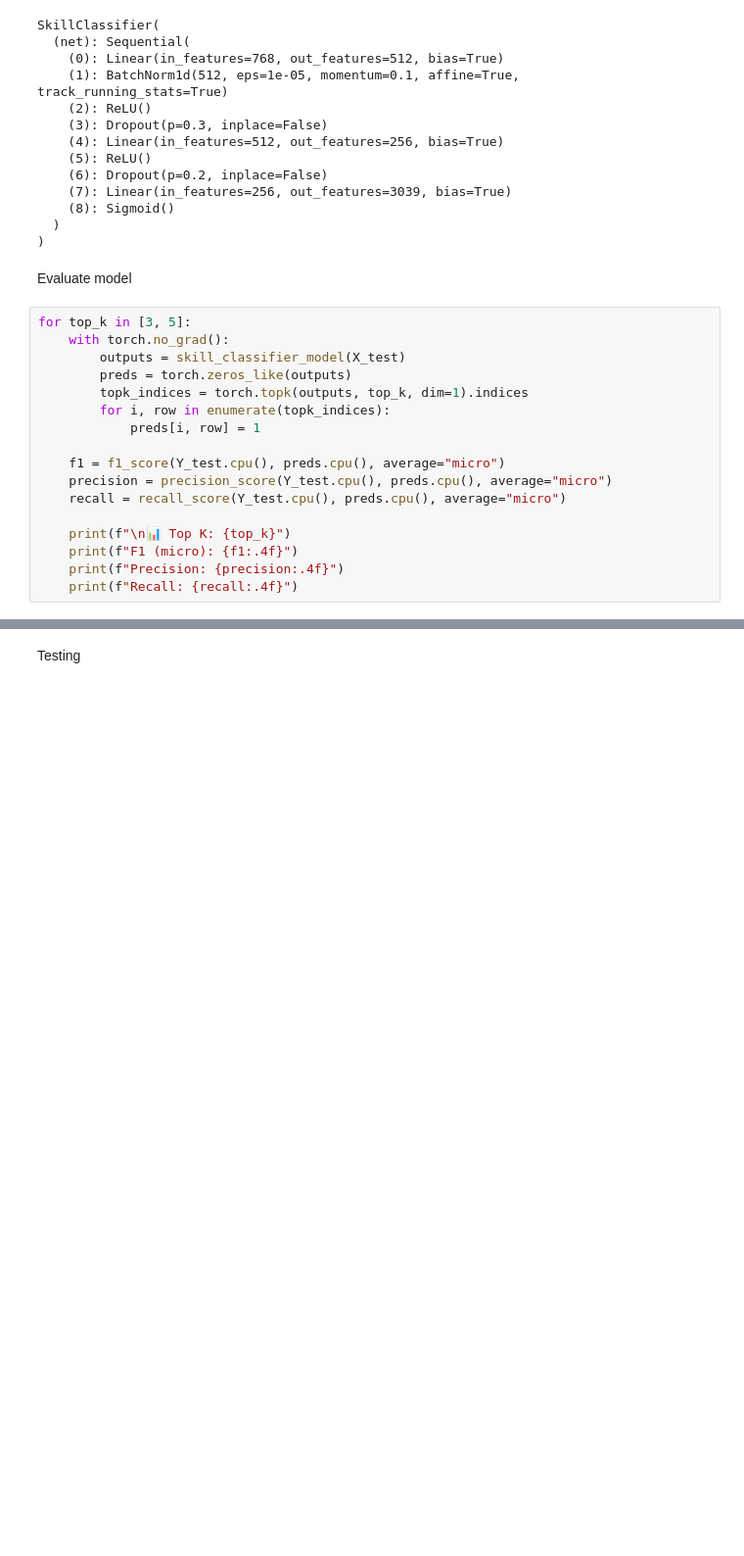
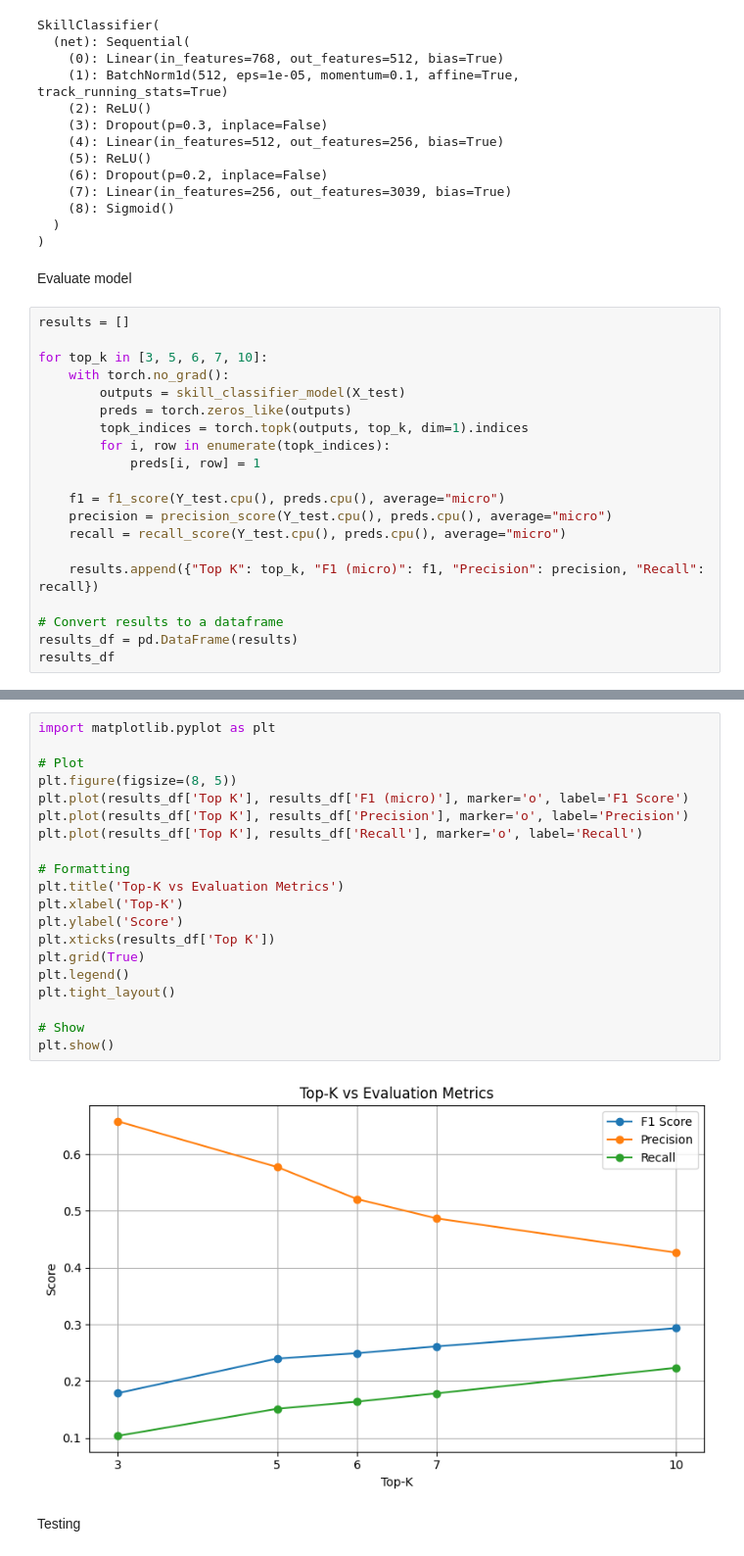
Before and after one commit to ryanmlk/ai-resume-parser, a Jupyter notebook: backend/feedback_component/skill_recommender.ipynb, the cells around one changed output, grey strips where cells are left out. Shown at 98% size. Saved outputs shown, nothing was run; the diff lists cells and outputs as text; blank space fills up the shorter version.

```diff
--- a/backend/feedback_component/skill_recommender.ipynb
+++ b/backend/feedback_component/skill_recommender.ipynb
@@ -278,7 +278,9 @@ SkillClassifier(
 # %% [markdown]
 Evaluate model
 # %%
-for top_k in [3, 5]:
+results = []
+
+for top_k in [3, 5, 6, 7, 10]:
     with torch.no_grad():
         outputs = skill_classifier_model(X_test)
         preds = torch.zeros_like(outputs)
@@ -290,8 +292,9 @@ for top_k in [3, 5]:
     precision = precision_score(Y_test.cpu(), preds.cpu(), average="micro")
     recall = recall_score(Y_test.cpu(), preds.cpu(), average="micro")
 
-    print(f"\n📊 Top K: {top_k}")
-    print(f"F1 (micro): {f1:.4f}")
-    print(f"Precision: {precision:.4f}")
-    print(f"Recall: {recall:.4f}")
+    results.append({"Top K": top_k, "F1 (micro)": f1, "Precision": precision, "Recall": recall})
+
+# Convert results to a dataframe
+results_df = pd.DataFrame(results)
+results_df
 # %% [output]
@@ -307,3 +307,25 @@ Recall: 0.1470
+# %%
+import matplotlib.pyplot as plt
+
+# Plot
+plt.figure(figsize=(8, 5))
+plt.plot(results_df['Top K'], results_df['F1 (micro)'], marker='o', label='F1 Score')
+plt.plot(results_df['Top K'], results_df['Precision'], marker='o', label='Precision')
+plt.plot(results_df['Top K'], results_df['Recall'], marker='o', label='Recall')
+
+# Formatting
+plt.title('Top-K vs Evaluation Metrics')
+plt.xlabel('Top-K')
+plt.ylabel('Score')
+plt.xticks(results_df['Top K'])
+plt.grid(True)
+plt.legend()
+plt.tight_layout()
+
+# Show
+plt.show()
+# %% [output]
+[figure, added]
 # %% [markdown]
 Testing
 # %%
```
Also changed, not shown: parts of 4 cells of this notebook, 12 other files.
